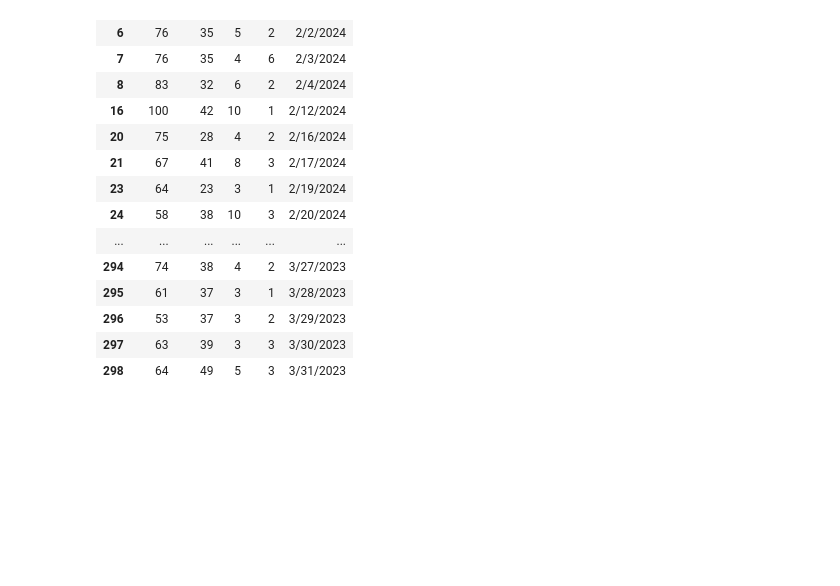
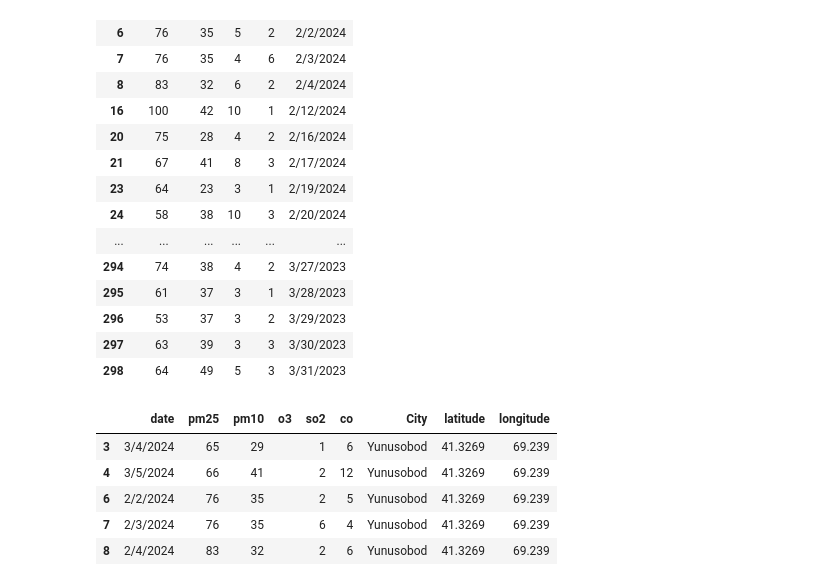
Before and after one commit to iMan0405/Portfolio_DT_vs_AI, a Jupyter notebook: Air_Quality_Tashkent_Yunusobod.ipynb, the cells around one changed output. Cells and saved outputs as stored; diff of their text form; code cells hidden in the pictures; blank space fills up the shorter version.

```diff
--- a/Air_Quality_Tashkent_Yunusobod.ipynb
+++ b/Air_Quality_Tashkent_Yunusobod.ipynb
@@ -233,3 +233,14 @@ df_yunusobod[[' pm25', ' pm10', ' co', ' so2', "date"]].style.background_gradien
 | 296 | 53 | 37 | 3 | 2 | 3/29/2023 |
 | 297 | 63 | 39 | 3 | 3 | 3/30/2023 |
 | 298 | 64 | 49 | 5 | 3 | 3/31/2023 |
+# %%
+df_yunusobod['latitude'] = 41.3269
+df_yunusobod['longitude'] = 69.2390
+df_yunusobod.head()
+# %% [output]
+|  | date | pm25 | pm10 | o3 | so2 | co | City | latitude | longitude |
+| 3 | 3/4/2024 | 65 | 29 |  | 1 | 6 | Yunusobod | 41.3269 | 69.239 |
+| 4 | 3/5/2024 | 66 | 41 |  | 2 | 12 | Yunusobod | 41.3269 | 69.239 |
+| 6 | 2/2/2024 | 76 | 35 |  | 2 | 5 | Yunusobod | 41.3269 | 69.239 |
+| 7 | 2/3/2024 | 76 | 35 |  | 6 | 4 | Yunusobod | 41.3269 | 69.239 |
+| 8 | 2/4/2024 | 83 | 32 |  | 2 | 6 | Yunusobod | 41.3269 | 69.239 |
```
Also changed, not shown: parts of 5 cells of this notebook.
